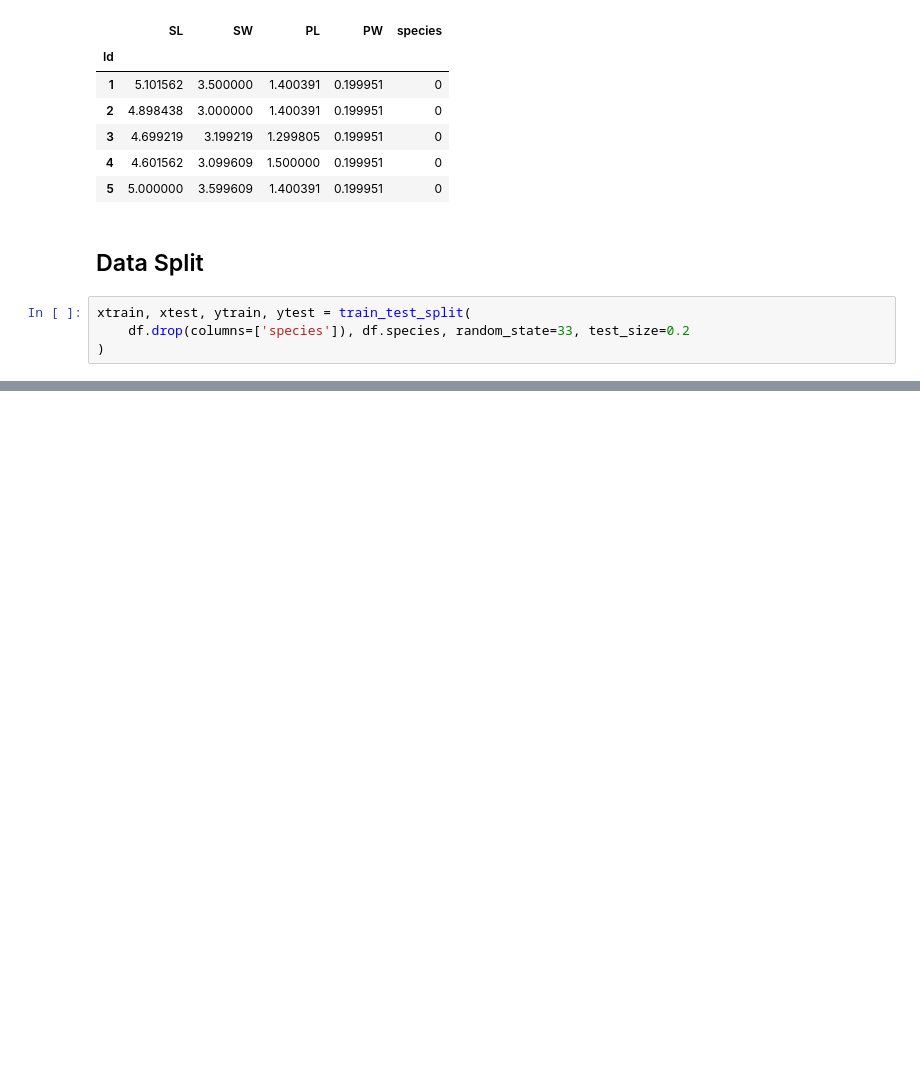
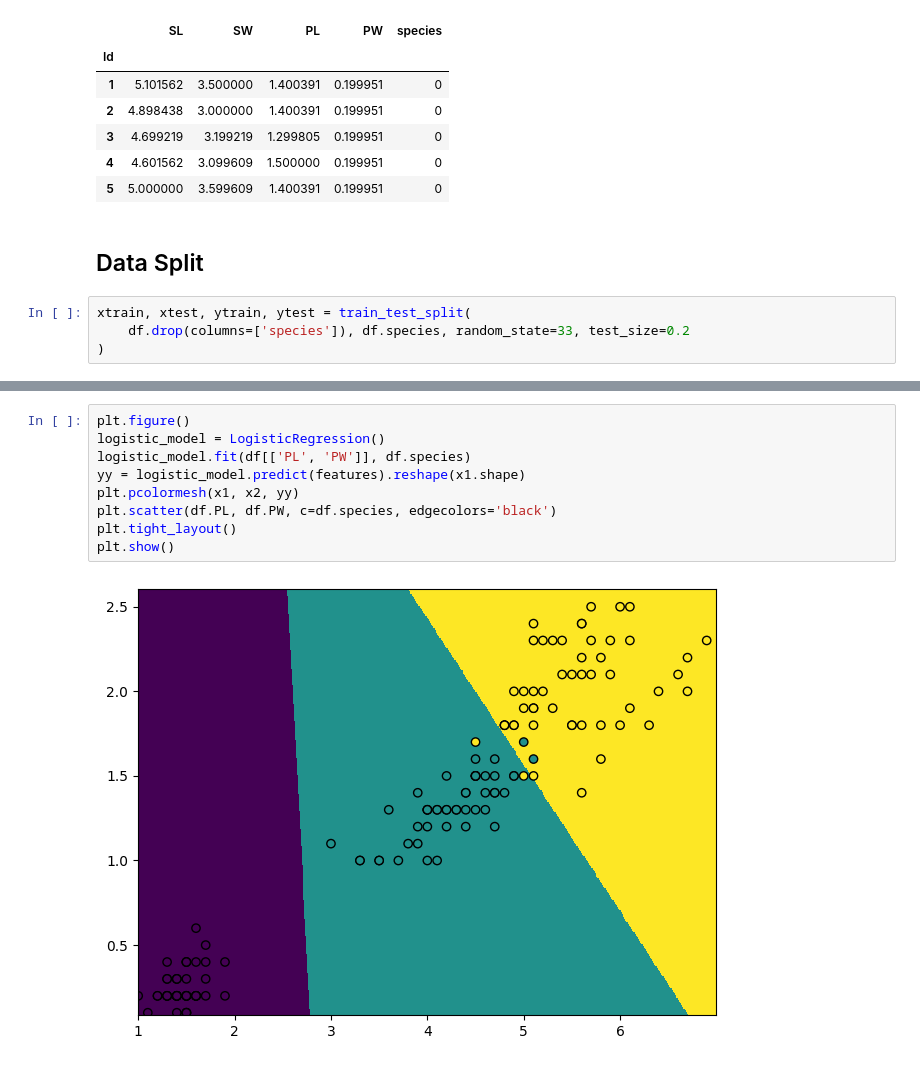
Before and after one commit to raihan-ahmed-dip/MLDS_1020, a Jupyter notebook: Iris_flower_classification/iris_classification.ipynb, the cells around one changed output, grey strips where cells are left out. Drawn from its saved outputs; the diff is of its cells as text; blank space fills up the shorter version.

```diff
--- a/Iris_flower_classification/iris_classification.ipynb
+++ b/Iris_flower_classification/iris_classification.ipynb
@@ -177,0 +398,11 @@ xtrain, xtest, ytrain, ytest = train_test_split(
+# %%
+plt.figure()
+logistic_model = LogisticRegression()
+logistic_model.fit(df[['PL', 'PW']], df.species)
+yy = logistic_model.predict(features).reshape(x1.shape)
+plt.pcolormesh(x1, x2, yy)
+plt.scatter(df.PL, df.PW, c=df.species, edgecolors='black')
+plt.tight_layout()
+plt.show()
+# %% [output]
+[figure, added]
```
Also changed, not shown: parts of 40 cells of this notebook.
